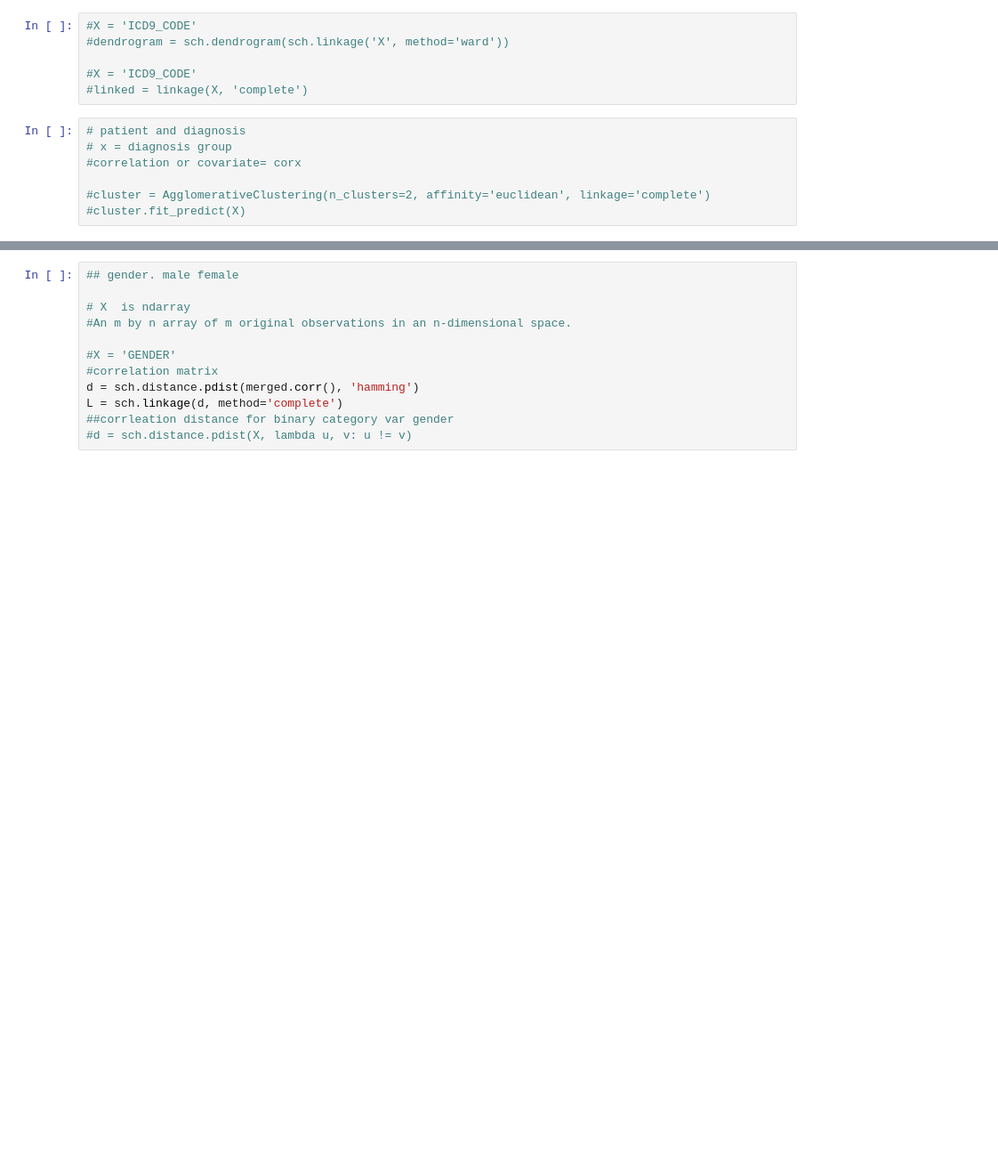
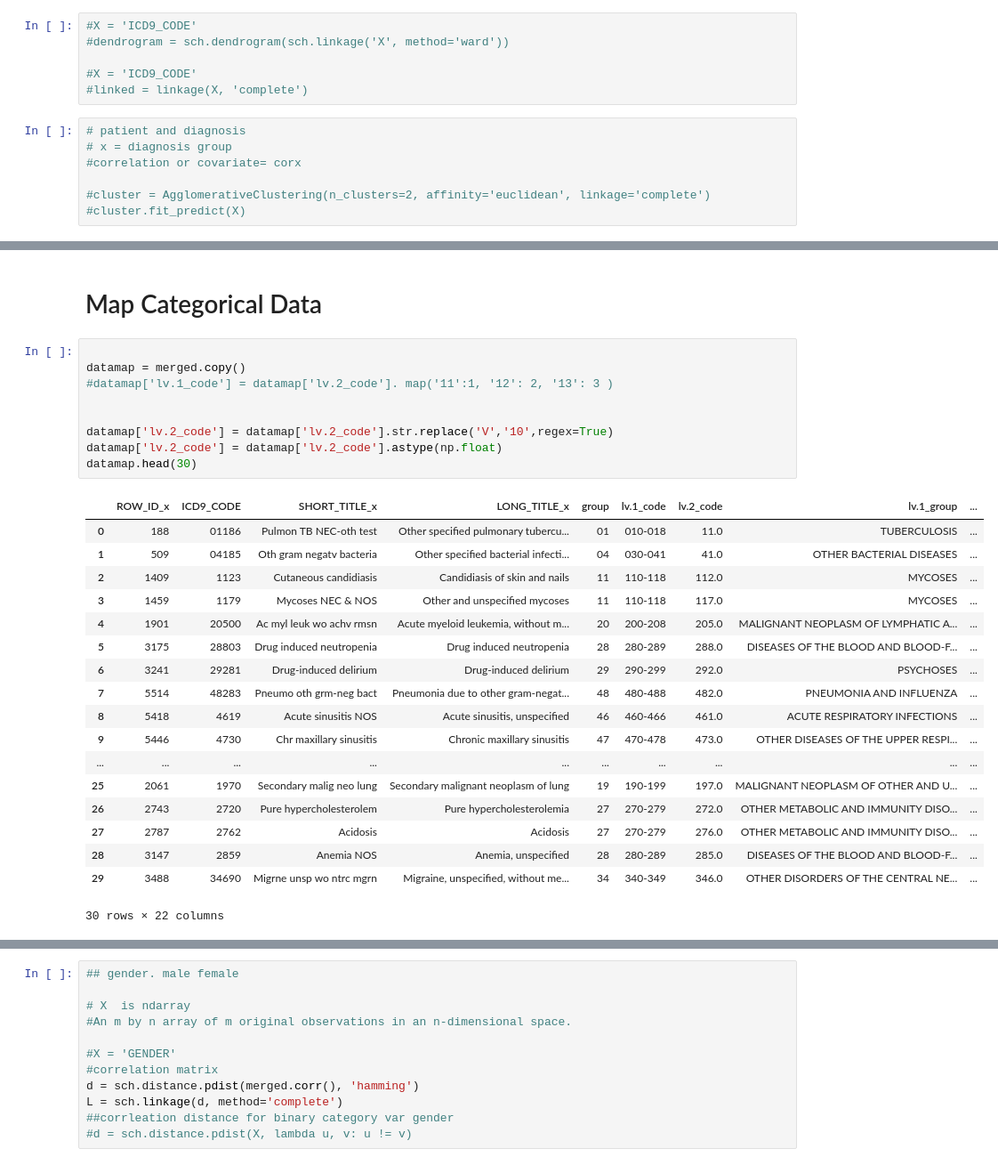
Before and after one commit to kathy908000/Health-Care-Research, a Jupyter notebook: HierarchicalClustering2.ipynb, the cells around one changed output, grey strips where cells are left out. Shown at 89% size. Cells and saved outputs as stored; diff of their text form; blank space fills up the shorter version.

```diff
--- a/HierarchicalClustering2.ipynb
+++ b/HierarchicalClustering2.ipynb
@@ -106,0 +138,30 @@ print(merged)
+# %% [markdown]
+# Map Categorical Data
+# %%
+
+datamap = merged.copy()
+#datamap['lv.1_code'] = datamap['lv.2_code']. map('11':1, '12': 2, '13': 3 )
+
+
+datamap['lv.2_code'] = datamap['lv.2_code'].str.replace('V','10',regex=True)
+datamap['lv.2_code'] = datamap['lv.2_code'].astype(np.float)
+datamap.head(30)
+# %% [output]
+|  | ROW_ID_x | ICD9_CODE | SHORT_TITLE_x | LONG_TITLE_x | group | lv.1_code | lv.2_code | lv.1_group | ... |
+| 0 | 188 | 01186 | Pulmon TB NEC-oth test | Other specified pulmonary tubercu... | 01 | 010-018 | 11.0 | TUBERCULOSIS | ... |
+| 1 | 509 | 04185 | Oth gram negatv bacteria | Other specified bacterial infecti... | 04 | 030-041 | 41.0 | OTHER BACTERIAL DISEASES | ... |
+| 2 | 1409 | 1123 | Cutaneous candidiasis | Candidiasis of skin and nails | 11 | 110-118 | 112.0 | MYCOSES | ... |
+| 3 | 1459 | 1179 | Mycoses NEC & NOS | Other and unspecified mycoses | 11 | 110-118 | 117.0 | MYCOSES | ... |
+| 4 | 1901 | 20500 | Ac myl leuk wo achv rmsn | Acute myeloid leukemia, without m... | 20 | 200-208 | 205.0 | MALIGNANT NEOPLASM OF LYMPHATIC A... | ... |
+| 5 | 3175 | 28803 | Drug induced neutropenia | Drug induced neutropenia | 28 | 280-289 | 288.0 | DISEASES OF THE BLOOD AND BLOOD-F... | ... |
+| 6 | 3241 | 29281 | Drug-induced delirium | Drug-induced delirium | 29 | 290-299 | 292.0 | PSYCHOSES | ... |
+| 7 | 5514 | 48283 | Pneumo oth grm-neg bact | Pneumonia due to other gram-negat... | 48 | 480-488 | 482.0 | PNEUMONIA AND INFLUENZA | ... |
+| 8 | 5418 | 4619 | Acute sinusitis NOS | Acute sinusitis, unspecified | 46 | 460-466 | 461.0 | ACUTE RESPIRATORY INFECTIONS | ... |
+| 9 | 5446 | 4730 | Chr maxillary sinusitis | Chronic maxillary sinusitis | 47 | 470-478 | 473.0 | OTHER DISEASES OF THE UPPER RESPI... | ... |
+| ... | ... | ... | ... | ... | ... | ... | ... | ... | ... |
+| 25 | 2061 | 1970 | Secondary malig neo lung | Secondary malignant neoplasm of lung | 19 | 190-199 | 197.0 | MALIGNANT NEOPLASM OF OTHER AND U... | ... |
+| 26 | 2743 | 2720 | Pure hypercholesterolem | Pure hypercholesterolemia | 27 | 270-279 | 272.0 | OTHER METABOLIC AND IMMUNITY DISO... | ... |
+| 27 | 2787 | 2762 | Acidosis | Acidosis | 27 | 270-279 | 276.0 | OTHER METABOLIC AND IMMUNITY DISO... | ... |
+| 28 | 3147 | 2859 | Anemia NOS | Anemia, unspecified | 28 | 280-289 | 285.0 | DISEASES OF THE BLOOD AND BLOOD-F... | ... |
+| 29 | 3488 | 34690 | Migrne unsp wo ntrc mgrn | Migraine, unspecified, without me... | 34 | 340-349 | 346.0 | OTHER DISORDERS OF THE CENTRAL NE... | ... |
+30 rows × 22 columns
```
Also changed, not shown: parts of 11 cells of this notebook.
